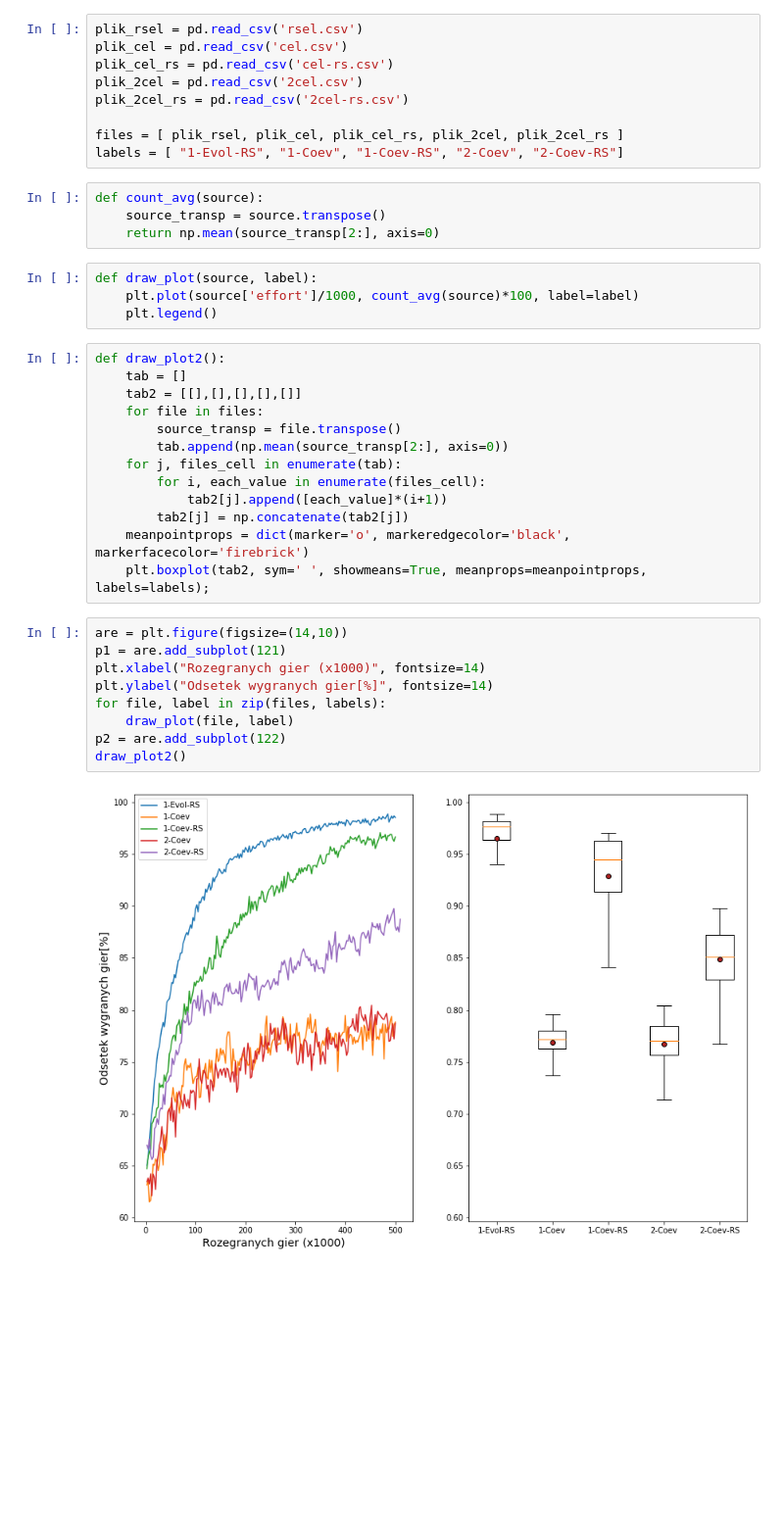
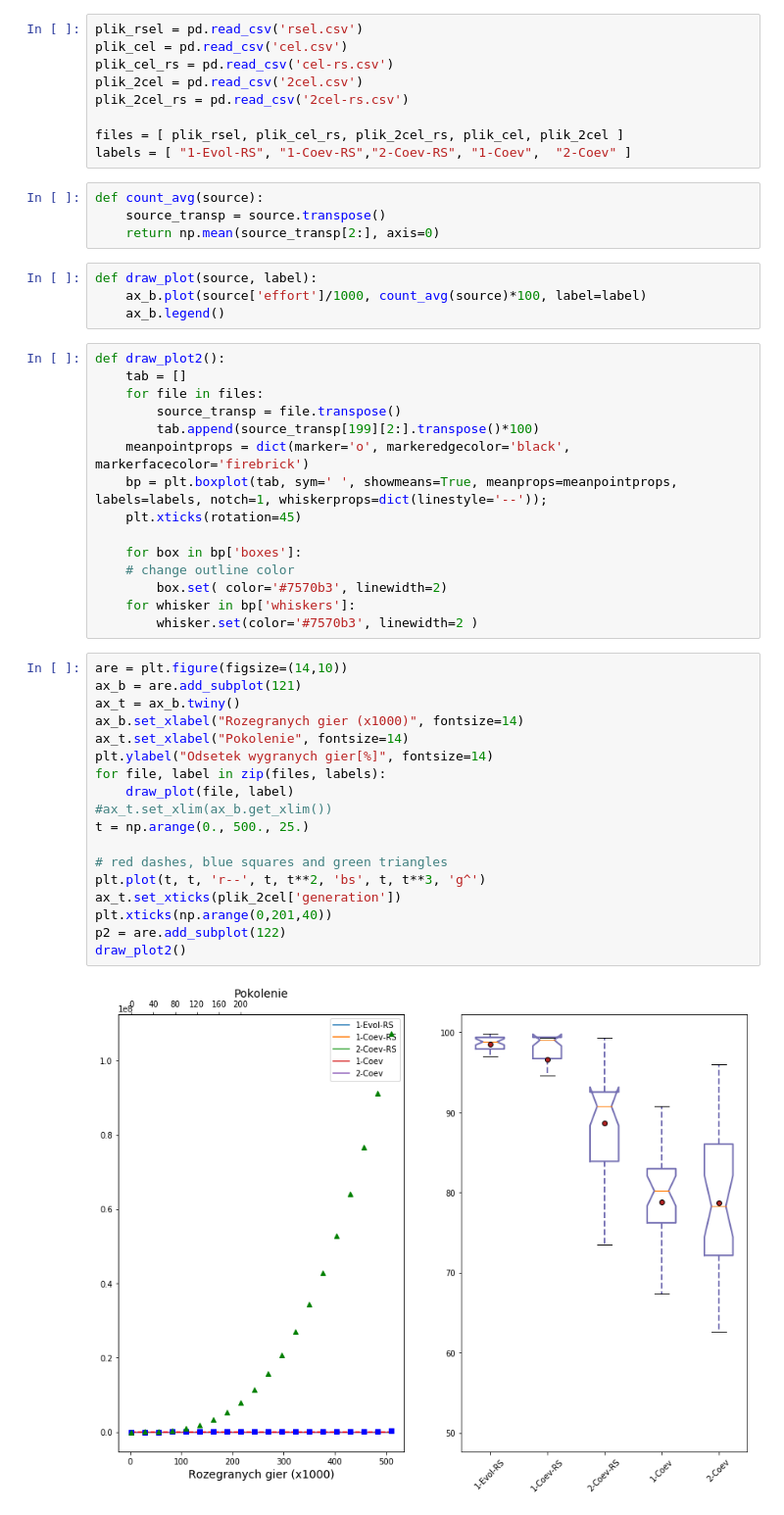
Before and after one commit to BeBa17/My_University, a Jupyter notebook: Zadanie1.ipynb, the cells around one changed output. Shown at 98% size. Cells and saved outputs as stored; diff of their text form; blank space fills up the shorter version.

```diff
--- a/Zadanie1.ipynb
+++ b/Zadanie1.ipynb
@@ -10,37 +10,48 @@ plik_cel_rs = pd.read_csv('cel-rs.csv')
 plik_2cel = pd.read_csv('2cel.csv')
 plik_2cel_rs = pd.read_csv('2cel-rs.csv')
 
-files = [ plik_rsel, plik_cel, plik_cel_rs, plik_2cel, plik_2cel_rs ]
-labels = [ "1-Evol-RS", "1-Coev", "1-Coev-RS", "2-Coev", "2-Coev-RS"]
+files = [ plik_rsel, plik_cel_rs, plik_2cel_rs, plik_cel, plik_2cel ]
+labels = [ "1-Evol-RS", "1-Coev-RS","2-Coev-RS", "1-Coev",  "2-Coev" ]
 # %%
 def count_avg(source):
     source_transp = source.transpose()
     return np.mean(source_transp[2:], axis=0)
 # %%
 def draw_plot(source, label):
-    plt.plot(source['effort']/1000, count_avg(source)*100, label=label)
-    plt.legend()
+    ax_b.plot(source['effort']/1000, count_avg(source)*100, label=label)
+    ax_b.legend()
 # %%
 def draw_plot2():
     tab = []
-    tab2 = [[],[],[],[],[]]
     for file in files:
         source_transp = file.transpose()
-        tab.append(np.mean(source_transp[2:], axis=0))
-    for j, files_cell in enumerate(tab):
-        for i, each_value in enumerate(files_cell):
-            tab2[j].append([each_value]*(i+1))
-        tab2[j] = np.concatenate(tab2[j])
+        tab.append(source_transp[199][2:].transpose()*100)
     meanpointprops = dict(marker='o', markeredgecolor='black', markerfacecolor='firebrick')
-    plt.boxplot(tab2, sym=' ', showmeans=True, meanprops=meanpointprops, labels=labels);
+    bp = plt.boxplot(tab, sym=' ', showmeans=True, meanprops=meanpointprops, labels=labels, notch=1, whiskerprops=dict(linestyle='--'));
+    plt.xticks(rotation=45)
+
+    for box in bp['boxes']:
+    # change outline color
+        box.set( color='#7570b3', linewidth=2)
+    for whisker in bp['whiskers']:
+        whisker.set(color='#7570b3', linewidth=2 )
 # %%
 are = plt.figure(figsize=(14,10))
-p1 = are.add_subplot(121)
-plt.xlabel("Rozegranych gier (x1000)", fontsize=14)
+ax_b = are.add_subplot(121)
+ax_t = ax_b.twiny()
+ax_b.set_xlabel("Rozegranych gier (x1000)", fontsize=14)
+ax_t.set_xlabel("Pokolenie", fontsize=14)
 plt.ylabel("Odsetek wygranych gier[%]", fontsize=14)
 for file, label in zip(files, labels):
     draw_plot(file, label)
+#ax_t.set_xlim(ax_b.get_xlim())
+t = np.arange(0., 500., 25.)
+
+# red dashes, blue squares and green triangles
+plt.plot(t, t, 'r--', t, t**2, 'bs', t, t**3, 'g^')
+ax_t.set_xticks(plik_2cel['generation'])
+plt.xticks(np.arange(0,201,40))
 p2 = are.add_subplot(122)
 draw_plot2()
 # %% [output]
-[figure, old version]
+[figure, new version]
```
Also changed, not shown: parts of 1 cell of this notebook.
